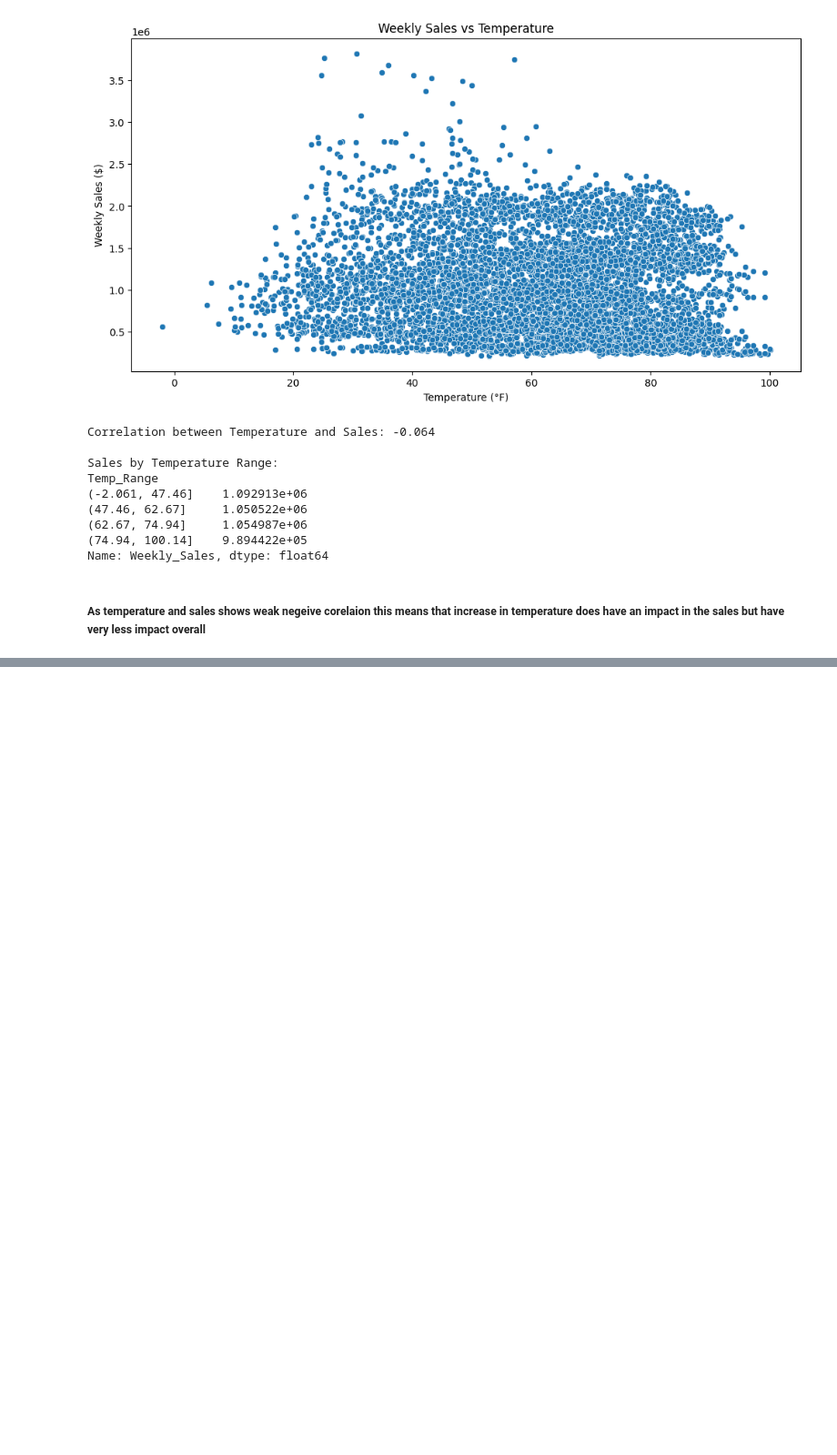
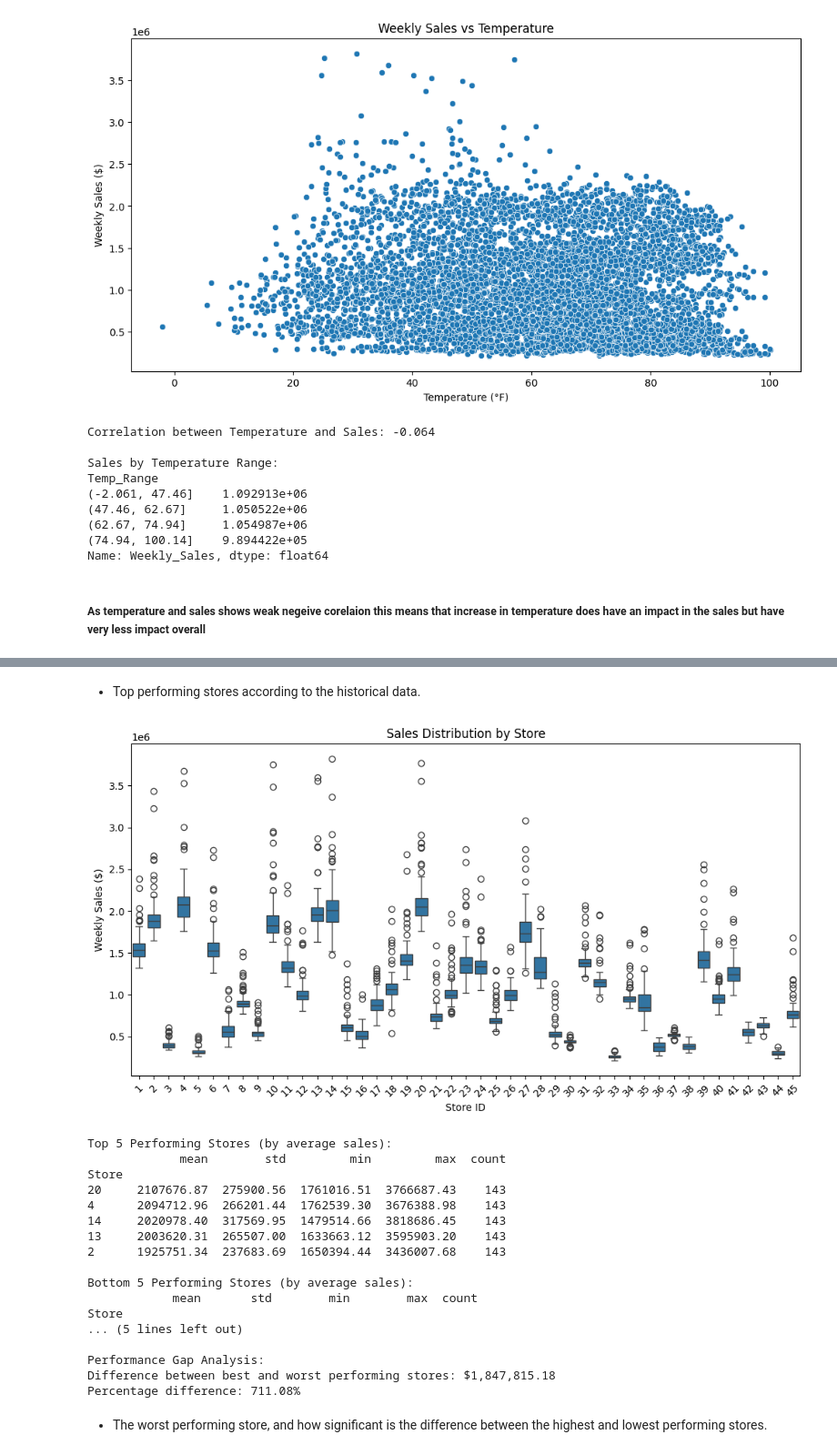
Before and after one commit to dhukslsp/wallmart-project-Intellepath, a Jupyter notebook: analysing Wallmart.ipynb, the cells around one changed output, grey strips where cells are left out. Shown at 91% size. Saved outputs shown, nothing was run; the diff lists cells and outputs as text; code cells hidden in the pictures; blank space fills up the shorter version.

```diff
--- a/analysing Wallmart.ipynb
+++ b/analysing Wallmart.ipynb
@@ -287,0 +356,37 @@ Name: Weekly_Sales, dtype: float64
+# %% [markdown]
+- Top performing stores according to the historical data.
+# %%
+store_performance = df.groupby('Store')['Weekly_Sales'].agg([
+    'mean', 'std', 'min', 'max', 'count'
+]).round(2)
+
+# Create box plot
+plt.figure(figsize=(12, 6))
+sns.boxplot(data=df, x='Store', y='Weekly_Sales')
+plt.title('Sales Distribution by Store')
+plt.xlabel('Store ID')
+plt.ylabel('Weekly Sales ($)')
+plt.xticks(rotation=45)
+plt.show()
+# %% [output]
+[figure, added]
+Top 5 Performing Stores (by average sales):
+             mean        std         min         max  count
+Store
+20     2107676.87  275900.56  1761016.51  3766687.43    143
+4      2094712.96  266201.44  1762539.30  3676388.98    143
+14     2020978.40  317569.95  1479514.66  3818686.45    143
+13     2003620.31  265507.00  1633663.12  3595903.20    143
+2      1925751.34  237683.69  1650394.44  3436007.68    143
+
+Bottom 5 Performing Stores (by average sales):
+            mean       std        min        max  count
+Store
+... (5 lines left out)
+
+Performance Gap Analysis:
+Difference between best and worst performing stores: $1,847,815.18
+Percentage difference: 711.08%
+# %% [markdown]
+- The worst performing store, and how significant is the difference between the
+ highest and lowest performing stores.
```
Also changed, not shown: parts of 6 cells of this notebook, 2 other files.
